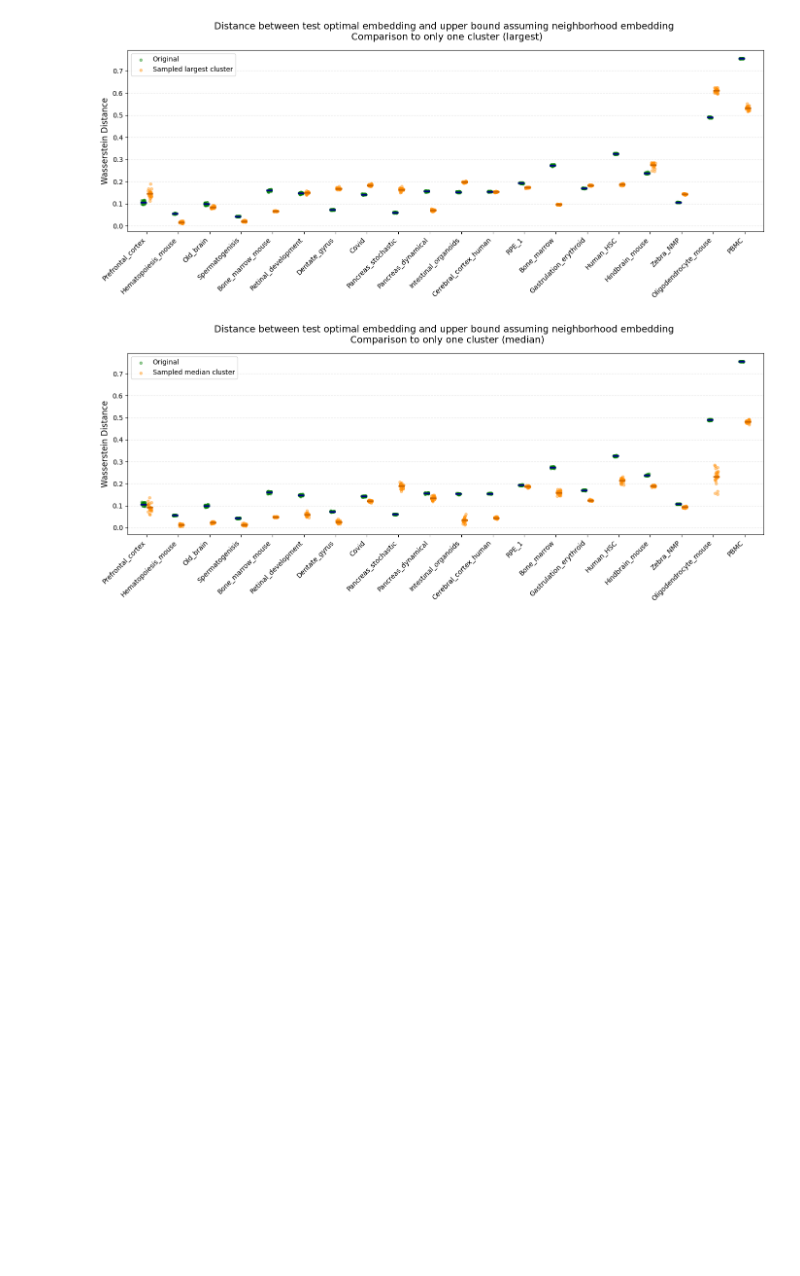
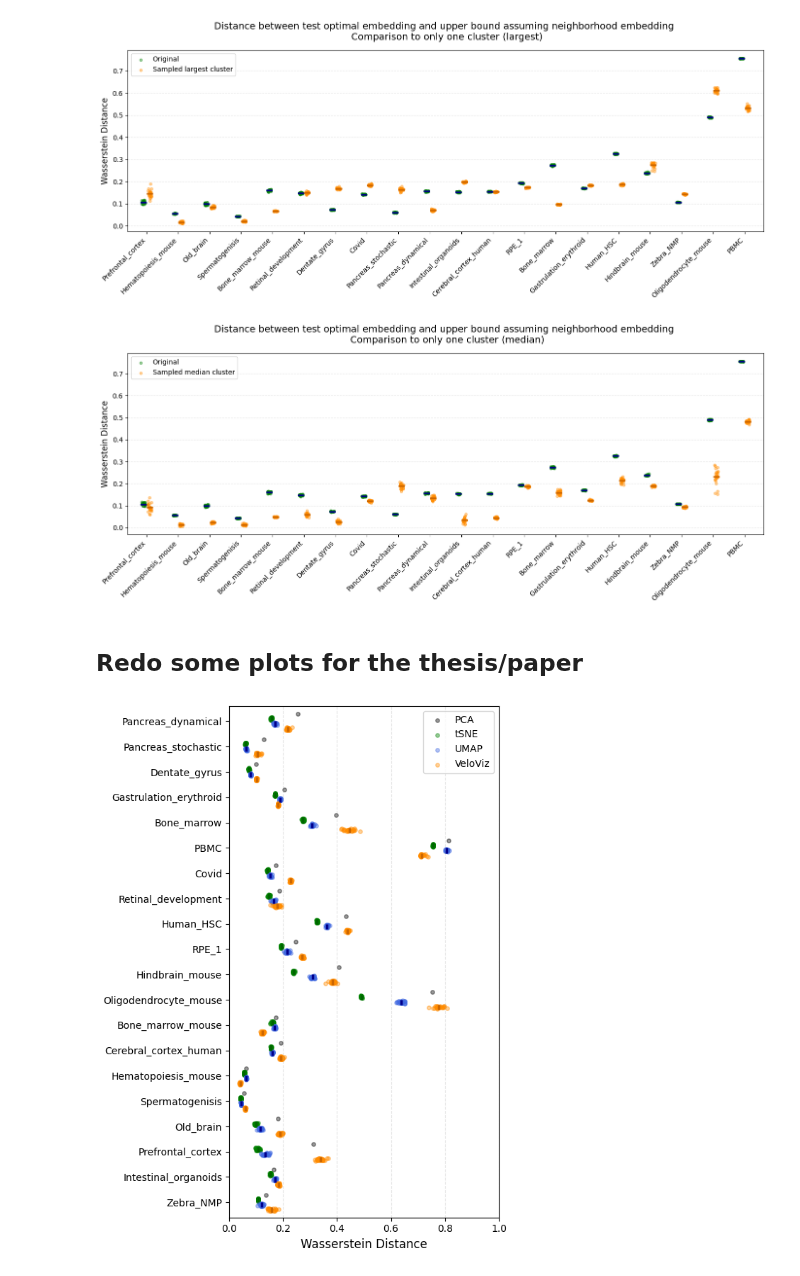
Before and after one commit to Johanna-Engeln/masterthesis_velocity, a Jupyter notebook: script/0529_plotsEmbeddingDistance.ipynb, the cells around one changed output. Cells and saved outputs as stored; diff of their text form; code cells hidden in the pictures; blank space fills up the shorter version.

Commit message:
Final push with all comments in the scripts for the Wasserstein distance calculations

```diff
--- a/script/0529_plotsEmbeddingDistance.ipynb
+++ b/script/0529_plotsEmbeddingDistance.ipynb
@@ -578,3 +582,82 @@ plt.savefig("/mnt/volume/Johanna_Velotest/results/final_distance_tables/Wasserst
 plt.show()
 # %% [output]
 [figure]
+# %% [markdown]
+## Redo some plots for the thesis/paper
+# %%
+plotset = {}
+
+for name, path in datasets.items():
+    with open(path, "r") as f:
+        config = yaml.safe_load(f)
+
+    plotset[name] = {
+        'pca': pca_values[name].values,
+        'tsne': tsne30_values[name].values,
+        'umap': umap30_values[name].values,
+        'veloviz': veloviz_values[name].values
+    }
+
+fig, ax = plt.subplots(figsize=(6, 8)) # You may want to adjust height depending on number of datasets
+
+def add_jitter(base_pos, arr, width=0.06):
+    return base_pos + np.random.uniform(-width, width, size=len(arr))
+
+offsets = {'pca': -0.3, 'tsne': -0.1, 'umap': 0.1, 'veloviz': 0.3}
+colors = {'pca': 'black', 'tsne': 'green', 'umap': 'royalblue', 'veloviz': 'darkorange'}
+
+# Dictionary to catch one of each handle for a clean legend
+legend_elements = {}
+
+for i, name in enumerate(plotset):
+    d = plotset[name]
+
+    # Plot PCA
+    y_pca = i + offsets['pca']
+    # Repeat y-coordinate for all PCA points to match the array length
+    y_pca_arr = np.repeat(y_pca, len(d['pca']))
+    h_pca = ax.scatter(d['pca'], y_pca_arr, color=colors['pca'], alpha=0.4, s=15)
+    if 'PCA' not in legend_elements:
+        legend_elements['PCA'] = h_pca
+
+    # Plot tSNE
+    y_tsne = i + offsets['tsne']
+    h_tsne = ax.scatter(d['tsne'], add_jitter(y_tsne, d['tsne']), color=colors['tsne'], alpha=0.4, s=15)
+    h_mean = ax.vlines(np.mean(d['tsne']), y_tsne-0.1, y_tsne+0.1, color='darkgreen', linewidth=2.5)
+    if 'tSNE Random Init' not in legend_elements:
+        legend_elements['tSNE'] = h_tsne
+
+    # Plot UMAP
+    y_umap = i + offsets['umap']
+    h_umap = ax.scatter(d['umap'], add_jitter(y_umap, d['umap']), color=colors['umap'], alpha=0.4, s=15)
+    ax.vlines(np.mean(d['umap']), y_umap-0.1, y_umap+0.1, color='darkblue', linewidth=2.5)
+    if 'UMAP Random Init' not in legend_elements:
+        legend_elements['UMAP'] = h_umap
+
+    # Plot veloviz
+    y_velo = i + offsets['veloviz']
+    h_velo = ax.scatter(d['veloviz'], add_jitter(y_velo, d['veloviz']), color=colors['veloviz'], alpha=0.4, s=15)
+    ax.vlines(np.mean(d['veloviz']), y_velo-0.1, y_velo+0.1, color='#cc6600', linewidth=2.5)
+    if 'VeloViz' not in legend_elements:
+        legend_elements['VeloViz'] = h_velo
+
+
+# Set y-ticks exactly at the integer positions for the datasets
+ax.set_yticks(range(len(plotset)))
+ax.set_yticklabels(plotset.keys(), fontsize=10) # Removed rotation as horizontal labels read clearly
+ax.set_ylim(-0.6, len(plotset) - 0.4)
+ax.invert_yaxis() # Reverses the Y-axis so the first dataset appears at the top
+
+ax.grid(True, axis='x', alpha=0.3, linestyle='--')
+ax.set_xlabel("Wasserstein Distance", fontsize=12)
+ax.set_xlim(0, 1)
+#ax.set_title("Distance between test optimal embedding and upper bound assuming neighborhood embedding", fontsize=14, pad=15)
+
+# Build custom legend using our deduplicated handles
+ax.legend(legend_elements.values(), legend_elements.keys(), loc='upper right')
+
+plt.tight_layout()
+plt.savefig("/mnt/volume/Johanna_Velotest/results/final_distance_tables/Wasserstein_turned_all_best.pdf", transparent=True, dpi= 450)
+plt.show()
+# %% [output]
+[figure, added]
```
Also changed, not shown: parts of 2 cells of this notebook, 5 other files.
